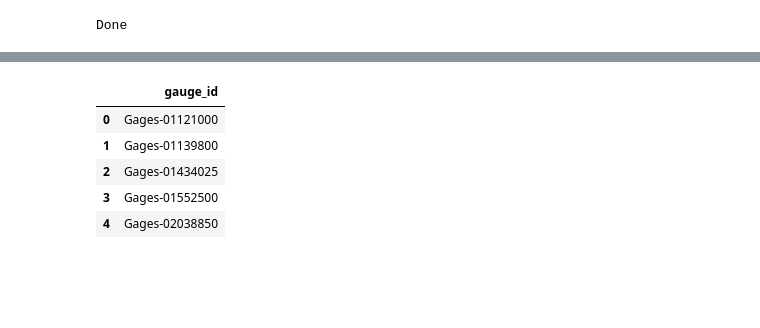
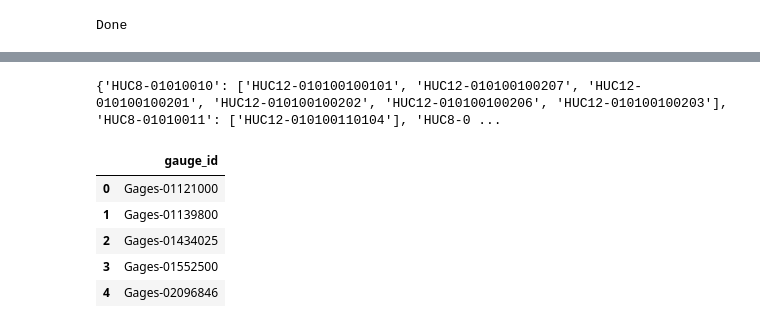
Before and after one commit to rappjer1/hydrofab_py, a Jupyter notebook: Hfsubset_CLI_access.ipynb, the cells around one changed output, grey strips where cells are left out. Drawn from its saved outputs; the diff is of its cells as text; code cells hidden in the pictures; blank space fills up the shorter version.

Commit message:
investigating different HUC levels for sampling CAMELS hydrofabric

```diff
--- a/Hfsubset_CLI_access.ipynb
+++ b/Hfsubset_CLI_access.ipynb
@@ -278,10 +335,37 @@ Done
+# %%
+#Make HUC8's out of huc12's
+
+huc8_list = {}
+
+for i in unique_values:
+    if i is not None:
+        if "HUC12-" in i:
+            key = 'HUC8-'+i[6:14]
+            if key not in huc8_list:
+                huc8_list[key] = []
+            huc8_list['HUC8-'+i[6:14]].append(i)
+
+print(huc8_list)
+CAMELS_huc_gages = []
+
+for hucs in huc8_list.keys():
+    for gage in CAMELSinParquet:
+        #print(gage[6:])
+        #print(hucs[5:])
+        if hucs[5:] in gage[6:]:
+            CAMELS_huc_gages.append(hucs)
+            break
+
+print(CAMELS_huc_gages)
+# %% [output]
+{'HUC8-01010010': ['HUC12-010100100101', 'HUC12-010100100207', 'HUC12-010100100201', 'HUC12-010100100202', 'HUC12-010100100206', 'HUC12-010100100203'], 'HUC8-01010011': ['HUC12-010100110104'], 'HUC8-0 ...
 # %%
-problemGages = pd.read_csv(r"G:/Shared drives/SI_NextGen_Aridity/data/CAMELS_problemGages.txt")
+problemGages = pd.read_csv(r"H:/Shared drives/SI_NextGen_Aridity/data/CAMELS_problemGages.txt")
 problemGages.head()
 # %% [output]
 |  | gauge_id |
 | 0 | Gages-01121000 |
 | 1 | Gages-01139800 |
 | 2 | Gages-01434025 |
 | 3 | Gages-01552500 |
-| 4 | Gages-02038850 |
+| 4 | Gages-02096846 |
```
Also changed, not shown: parts of 9 cells of this notebook.
